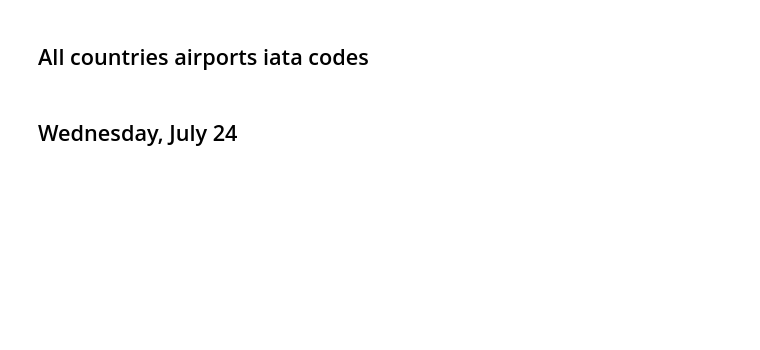
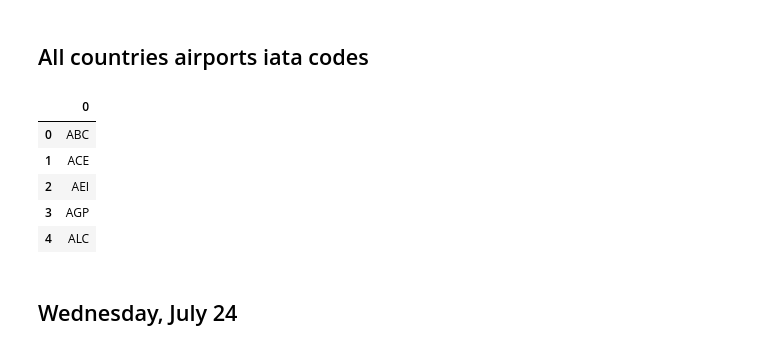
Before and after one commit to albertoabreu91/Airplanes_delay_project, a Jupyter notebook: your-project/request_api.ipynb, the cells around one changed output. Saved outputs shown, nothing was run; the diff lists cells and outputs as text; code cells hidden in the pictures; blank space fills up the shorter version.

```diff
--- a/your-project/request_api.ipynb
+++ b/your-project/request_api.ipynb
@@ -64,6 +56,21 @@ def clean_data(data_df):
     return data_df
 # %% [markdown]
 ## Get airports by country
+# %%
+def get_data_airpts(country_list_code):
+
+
+    for code in country_list_code:
+
+        KEY = 'b50bc5-5af08a'
+        url_airpt = f'https://aviation-edge.com/v2/public/airportDatabase?key={KEY}&codeIso2Country={code}'
+
+        response = req.get(url_airpt)
+        print(response)
+        print((datetime.datetime.now()))
+        json_file = response.json()
+        df = pd.DataFrame(json_file)
+        return df
 # %%
 def get_data_airpts(country):
 
@@ -87,6 +94,17 @@ spain_airpts.head(2)
 |  | GMT | airportId | codeIataAirport | codeIataCity | codeIcaoAirport | codeIso2Country | geonameId | ... |
 | 0 | 1 | 27 | ABC | ABC | LEAB | ES | 6299323 | ... |
 | 1 | 0 | 55 | ACE | ACE | GCRR | ES | 6297189 | ... |
+# %%
+"""def get_iata_codes(airpts_lst):
+
+    for i in airpts_lst:
+
+    airpts_lst = df_airpts['codeIataAirport'].to_list()
+    country_code = df_airpts['codeIso2Country'].to_list()
+    name = df_airpts['nameAirport'].to_list()
+    return airpts_lst,country_code, name
+
+ """
 # %%
 def get_iata_codes(df_airpts):
     airpts_lst = df_airpts['codeIataAirport'].to_list()
@@ -158,6 +176,15 @@ italy_airports.to_sql('airports',engine, if_exists='append', index=False)
 countries_airpts_lst = spain_airpts_lst + france_airpts_lst + germany_airpts_lst + italy_airpts_lst
 # %%
 df_countries_airpt = pd.DataFrame(countries_airpts_lst)
+# %%
+df_countries_airpt.head()
+# %% [output]
+|  | 0 |
+| 0 | ABC |
+| 1 | ACE |
+| 2 | AEI |
+| 3 | AGP |
+| 4 | ALC |
 # %% [markdown]
 ## Wednesday, July 24
 # %%
```
Also changed, not shown: parts of 12 cells of this notebook, 2 other files.
